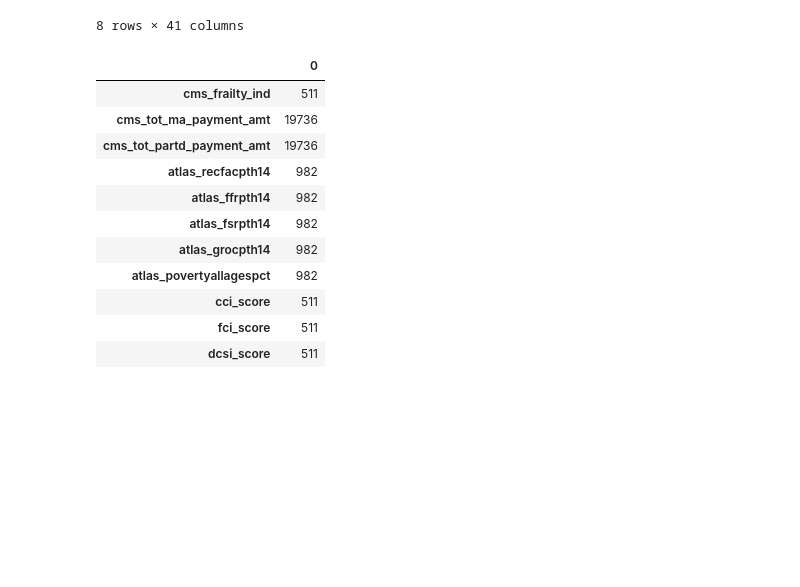
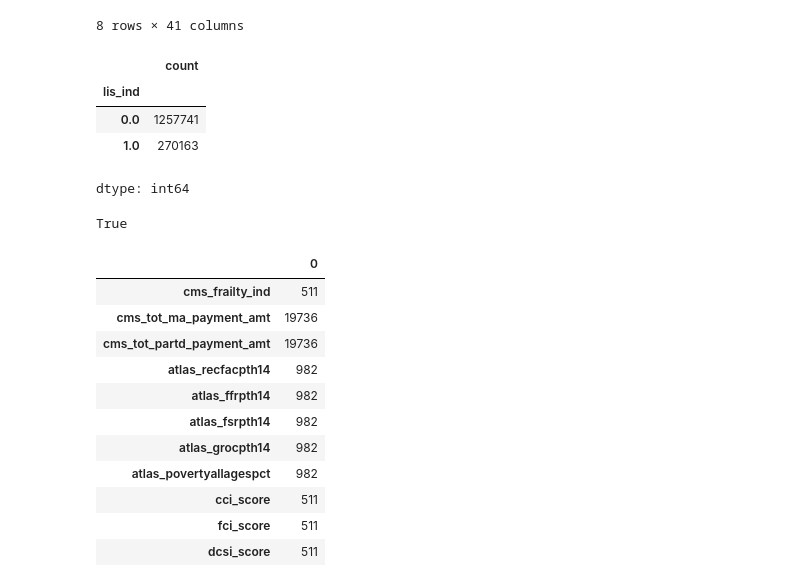
Before and after one commit to KavyaNair01/Machine_Learning, a Jupyter notebook: humana_model_test.ipynb, the cells around one changed output. Cells and saved outputs as stored; diff of their text form; code cells hidden in the pictures; blank space fills up the shorter version.

```diff
--- a/humana_model_test.ipynb
+++ b/humana_model_test.ipynb
@@ -65,6 +65,18 @@ df.iloc[:,-len(lst):].describe()
 | 75% | 0.925926 | 1.000000 | 1.000000 | 1.000000 | 1.000000 | 1.000000 | ... |
 | max | 1.000000 | 1.000000 | 1.000000 | 1.000000 | 1.000000 | 1.000000 | ... |
 8 rows × 41 columns
+# %%
+df['lis_ind'].value_counts()
+# %% [output]
+|  | count |
+| lis_ind |  |
+| 0.0 | 1257741 |
+| 1.0 | 270163 |
+dtype: int64
+# %%
+'lis_ind' in feature_cols
+# %% [output]
+True
 # %%
 X_train,X_test,y_train,y_test=train_test_split(df[feature_cols],df['preventive_visit_gap_ind'],test_size=0.2, random_state=12345)
 # %%
```
Also changed, not shown: parts of 8 cells of this notebook.
